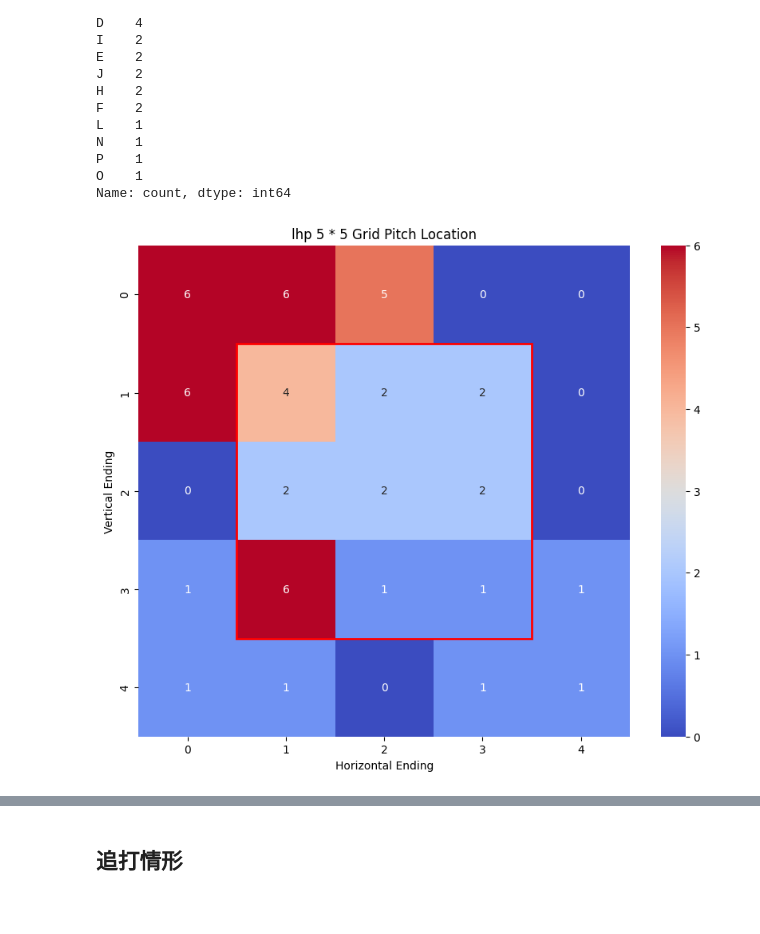
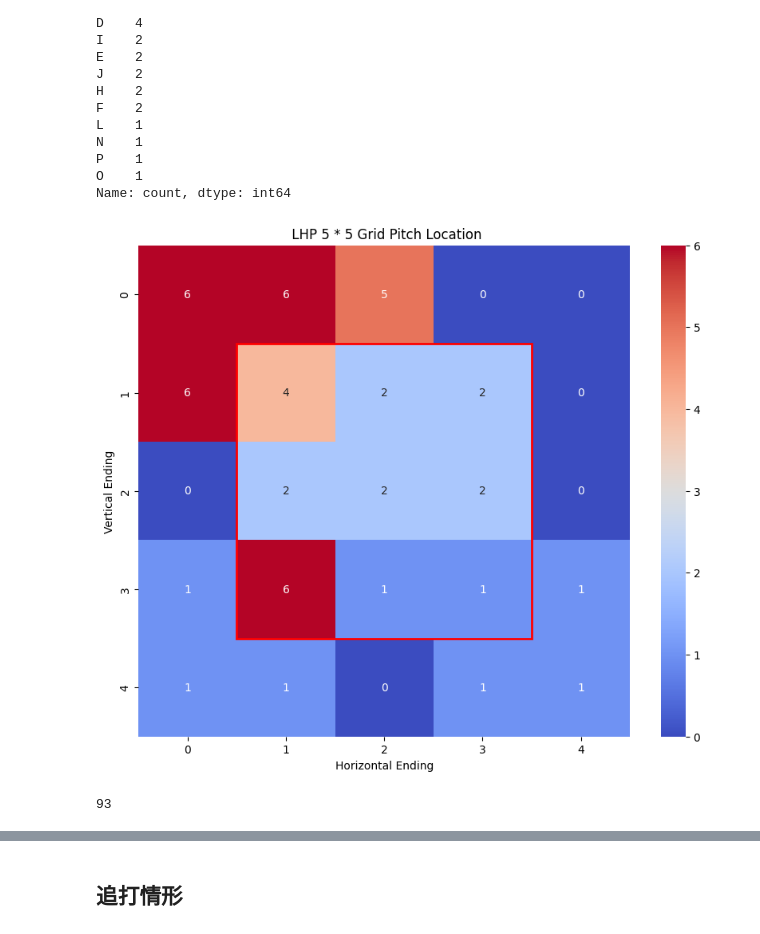
Before and after one commit to Shiou-Ju/jose-ramos-panama-batting, a Jupyter notebook: analysis/plate_preference.ipynb, the cells around one changed output, grey strips where cells are left out. Cells and saved outputs as stored; diff of their text form; code cells hidden in the pictures.

```diff
--- a/analysis/plate_preference.ipynb
+++ b/analysis/plate_preference.ipynb
@@ -511,27 +511,33 @@ Name: count, dtype: int64
 # %%
 # 左投手進壘點圖表
 lhp_pitch_location_heatmap = np.zeros((5, 5))
 
 
 for letter, positions in grid_map.items():
     count = lhp_pitch_location_counts.get(letter, 0)
     for x, y in positions:
         lhp_pitch_location_heatmap[x, y] += count
 
 plt.figure(figsize=(10, 8))
 
 
 ax = sns.heatmap(lhp_pitch_location_heatmap, annot=True, fmt=".0f",
                  cmap="coolwarm", square=True)
 
 
 ax.add_patch(patches.Rectangle(
     (1, 1), 3, 3, fill=False, edgecolor='red', linewidth=2))
 
 
-plt.title("lhp 5 * 5 Grid Pitch Location")
+plt.title(" LHP 5 * 5 Grid Pitch Location")
 plt.xlabel("Horizontal Ending")
 plt.ylabel("Vertical Ending")
 plt.show()
 # %% [output]
-[figure, old version]
+[figure, new version]
+# %%
+total_counts = sum(lhp_pitch_location_counts.values) + \
+    sum(rhp_pitch_location_counts.values)
+total_counts
+# %% [output]
+93
```
Also changed, not shown: parts of 14 cells of this notebook.
